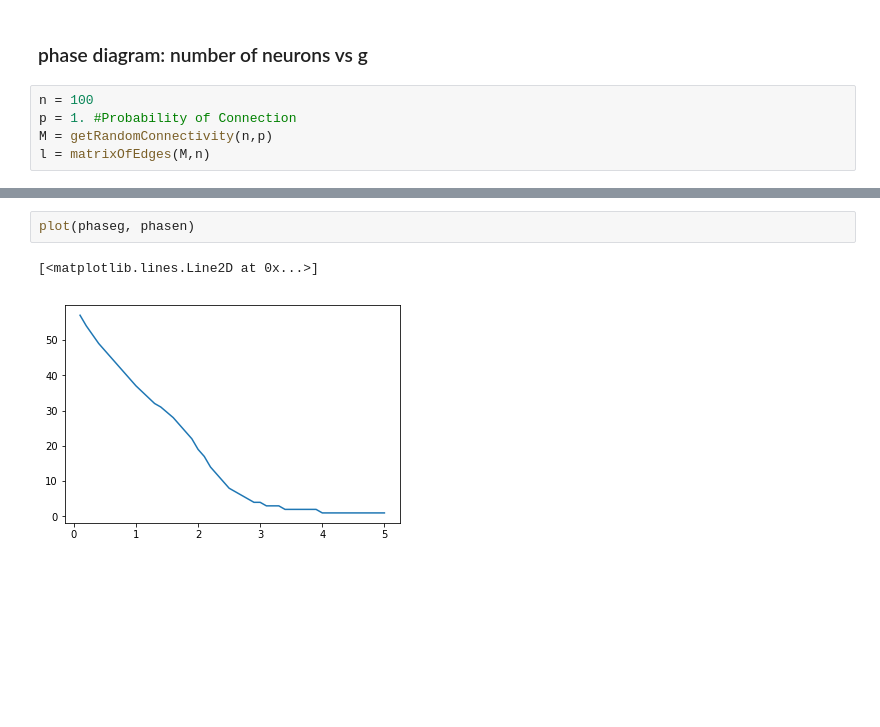
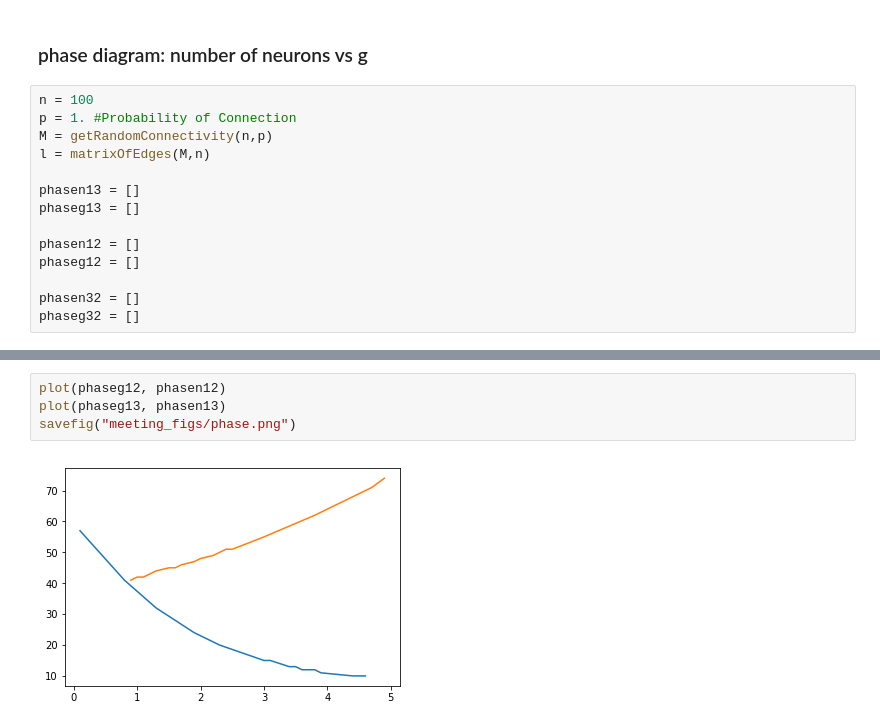
Before and after one commit to mbibireata/Networks, a Jupyter notebook: Class Oriented .ipynb, the cells around one changed output, grey strips where cells are left out. Saved outputs shown, nothing was run; the diff lists cells and outputs as text; blank space fills up the shorter version.

```diff
--- a/Class Oriented .ipynb
+++ b/Class Oriented .ipynb
@@ -1905,4 +1905,13 @@ n = 100
 p = 1. #Probability of Connection
 M = getRandomConnectivity(n,p)
 l = matrixOfEdges(M,n)
+
+phasen13 = []
+phaseg13 = []
+
+phasen12 = []
+phaseg12 = []
+
+phasen32 = []
+phaseg32 = []
 # %%
@@ -2012,8 +2031,9 @@ Transition at n = 1, g = 4.999999999999998, from 1 to 2
-# %%
-plot(phaseg, phasen)
-# %% [output]
-[<matplotlib.lines.Line2D at 0x...>]
-[figure, removed]
+# %%
+plot(phaseg12, phasen12)
+plot(phaseg13, phasen13)
+savefig("meeting_figs/phase.png")
+# %% [output]
+[figure, added]
 # %%
 N = 10000 #15000
 dt = 0.001
```
Also changed, not shown: parts of 5 cells of this notebook.
